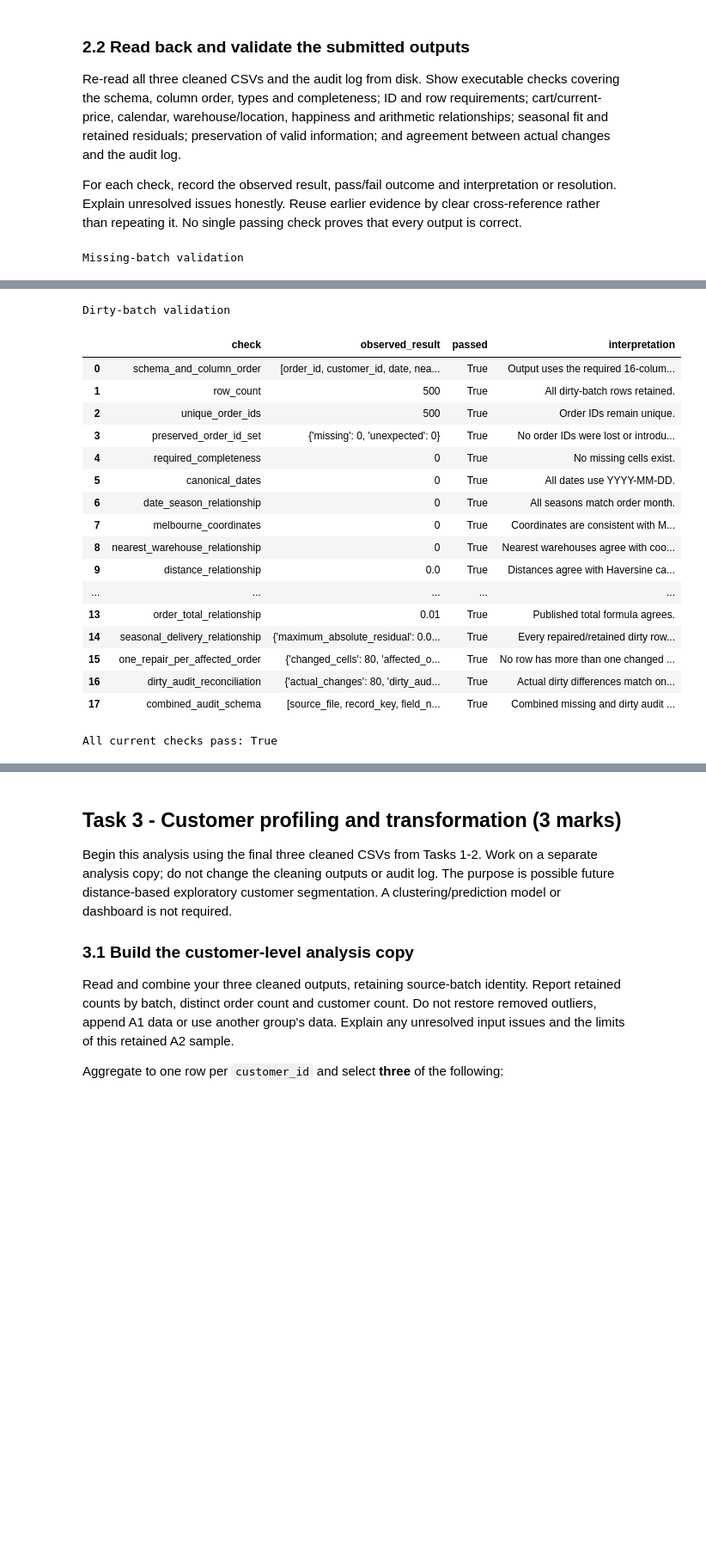
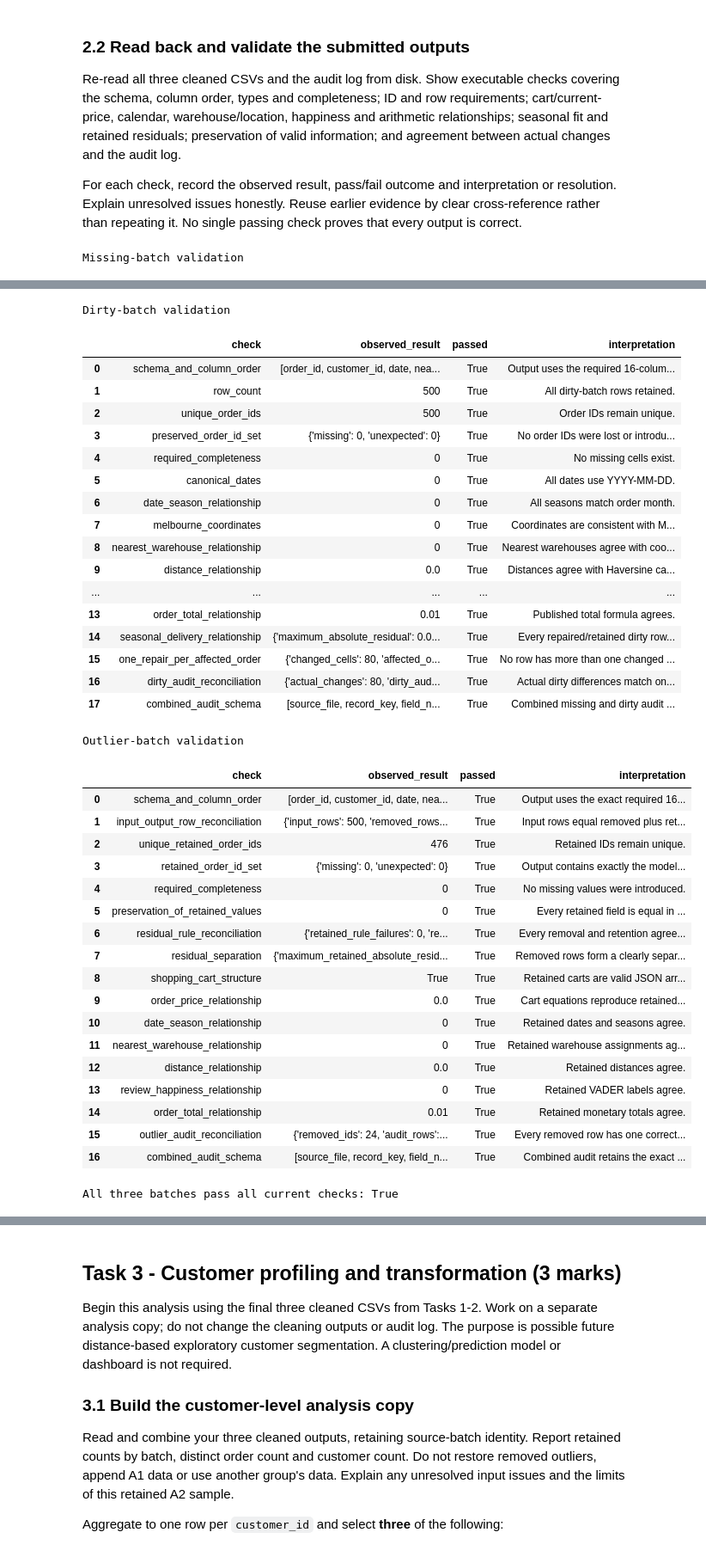
Before and after one commit to ZGHL/FIT5196-A2, a Jupyter notebook: notebooks/Group030_solution.ipynb, the cells around one changed output, grey strips where cells are left out. Shown at 86% size. Drawn from its saved outputs; the diff is of its cells as text; code cells hidden in the pictures; blank space fills up the shorter version.

```diff
--- a/notebooks/Group030_solution.ipynb
+++ b/notebooks/Group030_solution.ipynb
@@ -392,9 +490,12 @@ print("Missing-batch validation")
 display(missing_result.validation)
 print("Dirty-batch validation")
 display(dirty_result.validation)
-print("All current checks pass:", bool(
+print("Outlier-batch validation")
+display(outlier_result.validation)
+print("All three batches pass all current checks:", bool(
     missing_result.validation["passed"].all()
     and dirty_result.validation["passed"].all()
+    and outlier_result.validation["passed"].all()
 ))
 # %% [output]
 Missing-batch validation
@@ -405,32 +506,51 @@ Missing-batch validation
 | 3 | preserved_order_id_set | {'missing': 0, 'unexpected': 0} | True | No order IDs were lost or introdu... |
 | 4 | required_completeness | 0 | True | No empty fields remain. |
 | 5 | shopping_cart_structure | True | True | All carts are valid JSON arrays. |
 | 6 | order_price_relationship | 0.0 | True | Cart equations reproduce order pr... |
 | 7 | date_season_relationship | 0 | True | Dates map to Australian seasons. |
 | 8 | nearest_warehouse_relationship | 0 | True | Nearest warehouse agrees with coo... |
 | 9 | distance_relationship | 0.0 | True | Haversine distances agree to four... |
 | 10 | review_happiness_relationship | 0 | True | VADER and sentinel rules agree. |
 | 11 | order_total_relationship | {'max_error_with_observed_charge'... | True | Observed totals are preserved; sm... |
 | 12 | preservation_of_observed_values | 0 | True | Only originally empty cells were ... |
 | 13 | audit_schema | [source_file, record_key, field_n... | True | Audit columns use the exact requi... |
 | 14 | audit_missing_cell_reconciliation | {'source_missing_cells': 80, 'aud... | True | Every and only source omission ha... |
 Dirty-batch validation
 |  | check | observed_result | passed | interpretation |
 | 0 | schema_and_column_order | [order_id, customer_id, date, nea... | True | Output uses the required 16-colum... |
 | 1 | row_count | 500 | True | All dirty-batch rows retained. |
 | 2 | unique_order_ids | 500 | True | Order IDs remain unique. |
 | 3 | preserved_order_id_set | {'missing': 0, 'unexpected': 0} | True | No order IDs were lost or introdu... |
 | 4 | required_completeness | 0 | True | No missing cells exist. |
 | 5 | canonical_dates | 0 | True | All dates use YYYY-MM-DD. |
 | 6 | date_season_relationship | 0 | True | All seasons match order month. |
 | 7 | melbourne_coordinates | 0 | True | Coordinates are consistent with M... |
 | 8 | nearest_warehouse_relationship | 0 | True | Nearest warehouses agree with coo... |
 | 9 | distance_relationship | 0.0 | True | Distances agree with Haversine ca... |
 | ... | ... | ... | ... | ... |
 | 13 | order_total_relationship | 0.01 | True | Published total formula agrees. |
 | 14 | seasonal_delivery_relationship | {'maximum_absolute_residual': 0.0... | True | Every repaired/retained dirty row... |
 | 15 | one_repair_per_affected_order | {'changed_cells': 80, 'affected_o... | True | No row has more than one changed ... |
 | 16 | dirty_audit_reconciliation | {'actual_changes': 80, 'dirty_aud... | True | Actual dirty differences match on... |
 | 17 | combined_audit_schema | [source_file, record_key, field_n... | True | Combined missing and dirty audit ... |
-All current checks pass: True
+Outlier-batch validation
+|  | check | observed_result | passed | interpretation |
+| 0 | schema_and_column_order | [order_id, customer_id, date, nea... | True | Output uses the exact required 16... |
+| 1 | input_output_row_reconciliation | {'input_rows': 500, 'removed_rows... | True | Input rows equal removed plus ret... |
+| 2 | unique_retained_order_ids | 476 | True | Retained IDs remain unique. |
+| 3 | retained_order_id_set | {'missing': 0, 'unexpected': 0} | True | Output contains exactly the model... |
+| 4 | required_completeness | 0 | True | No missing values were introduced. |
+| 5 | preservation_of_retained_values | 0 | True | Every retained field is equal in ... |
+| 6 | residual_rule_reconciliation | {'retained_rule_failures': 0, 're... | True | Every removal and retention agree... |
+| 7 | residual_separation | {'maximum_retained_absolute_resid... | True | Removed rows form a clearly separ... |
+| 8 | shopping_cart_structure | True | True | Retained carts are valid JSON arr... |
+| 9 | order_price_relationship | 0.0 | True | Cart equations reproduce retained... |
+| 10 | date_season_relationship | 0 | True | Retained dates and seasons agree. |
+| 11 | nearest_warehouse_relationship | 0 | True | Retained warehouse assignments ag... |
+| 12 | distance_relationship | 0.0 | True | Retained distances agree. |
+| 13 | review_happiness_relationship | 0 | True | Retained VADER labels agree. |
+| 14 | order_total_relationship | 0.01 | True | Retained monetary totals agree. |
+| 15 | outlier_audit_reconciliation | {'removed_ids': 24, 'audit_rows':... | True | Every removed row has one correct... |
+| 16 | combined_audit_schema | [source_file, record_key, field_n... | True | Combined audit retains the exact ... |
+All three batches pass all current checks: True
 # %% [markdown]
```
Also changed, not shown: parts of 8 cells of this notebook, 4 other files.
